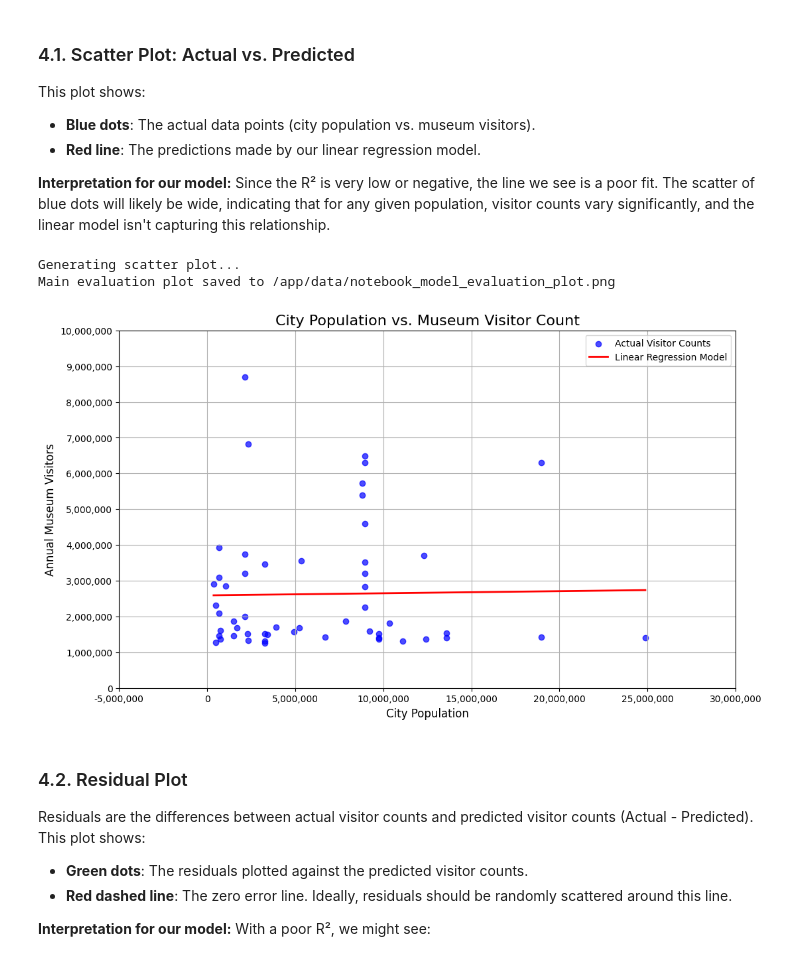
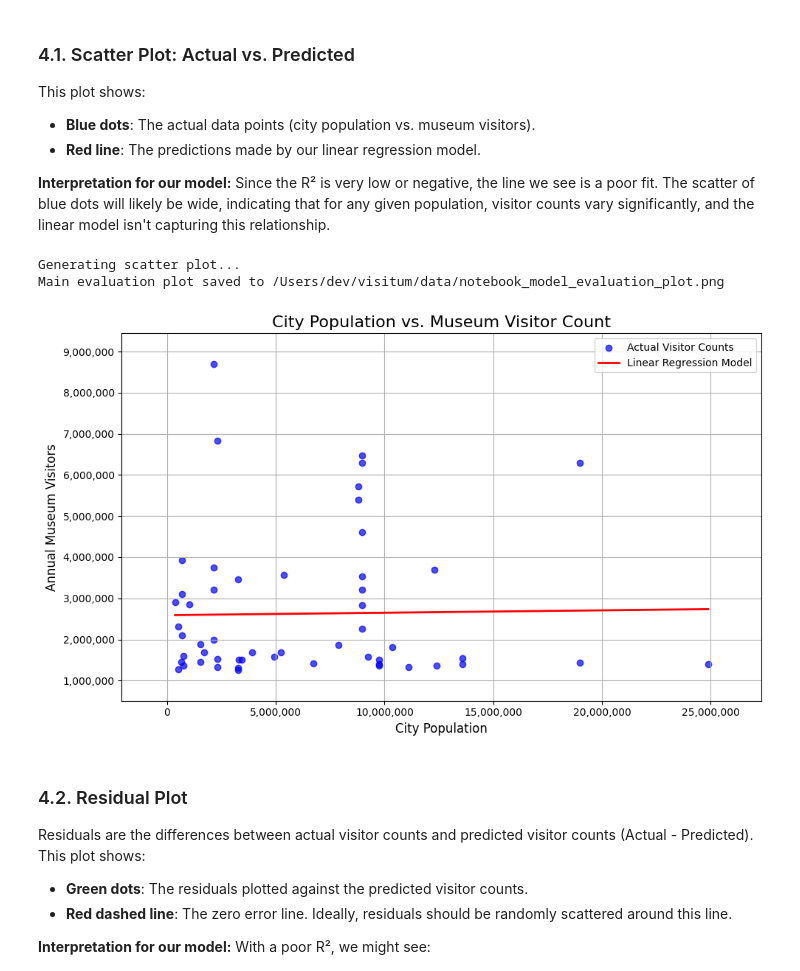
Before and after one commit to bo0st3r/visitum, a Jupyter notebook: notebooks/analysis.ipynb, the cells around one changed output. Cells and saved outputs as stored; diff of their text form; code cells hidden in the pictures.

Commit message:
fix: LR model plot margins

```diff
--- a/notebooks/analysis.ipynb
+++ b/notebooks/analysis.ipynb
@@ -176,45 +176,48 @@ Since the R² is very low or negative, the line we see is a poor fit. The scatte
 # %%
 if not features_df.empty and model is not None and 'r2' in locals(): # Check if evaluation ran
     print("Generating scatter plot...")
     try:
-        plt.figure(figsize=(12, 7))
-        plt.scatter(X_eval_orig, y_eval_orig, color='blue', label='Actual Visitor Counts', alpha=0.7)
+        plt.figure(figsize=(10, 6))
+        plt.scatter(X_eval_orig, y_eval_orig, color='blue', marker='o', label='Actual Visitor Counts', alpha=0.7)
 
         sort_axis = X_eval_orig['population'].values
         sorted_indices = np.argsort(sort_axis)
 
-        plt.plot(X_eval_orig['population'].iloc[sorted_indices], y_pred_orig_scale[sorted_indices], color='red', linewidth=2, label='Linear Regression Model')
+        plt.plot(X_eval_orig['population'].iloc[sorted_indices], y_pred_orig_scale[sorted_indices],
+                color='red', linewidth=2, label='Linear Regression Model')
+
+        # Set better axis limits based on the actual data range
+        x_margin = (X_eval_orig['population'].max() - X_eval_orig['population'].min()) * 0.1
+        y_margin = (y_eval_orig.max() - y_eval_orig.min()) * 0.1
+
+        plt.xlim(X_eval_orig['population'].min() - x_margin, X_eval_orig['population'].max() + x_margin)
+        plt.ylim(max(0, y_eval_orig.min() - y_margin), y_eval_orig.max() + y_margin)
 
         plt.title('City Population vs. Museum Visitor Count', fontsize=16)
         plt.xlabel('City Population', fontsize=12)
         plt.ylabel('Annual Museum Visitors', fontsize=12)
         plt.legend()
         plt.grid(True)
 
-        current_values_y = plt.gca().get_yticks()
-        plt.gca().set_yticks(current_values_y)
-        plt.gca().set_yticklabels([f'{y:,.0f}' for y in current_values_y])
-        current_values_x = plt.gca().get_xticks()
-        plt.gca().set_xticks(current_values_x)
-        plt.gca().set_xticklabels([f'{x:,.0f}' for x in current_values_x])
+        # Format axis labels with commas
+        plt.gca().get_xaxis().set_major_formatter(plt.matplotlib.ticker.StrMethodFormatter('{x:,.0f}'))
+        plt.gca().get_yaxis().set_major_formatter(plt.matplotlib.ticker.StrMethodFormatter('{x:,.0f}'))
 
-        # plt.xlim(X_eval_orig['population'].min() * 0.9, X_eval_orig['population'].max() * 1.1) # 5% padding
-        # plt.ylim(y_eval_orig.min() * 0.9, y_eval_orig.max() * 1.1) # 5% padding
-
+        plt.tight_layout()
         os.makedirs(DATA_DIR, exist_ok=True)
         visualization_path = os.path.join(DATA_DIR, "notebook_model_evaluation_plot.png")
         plt.savefig(visualization_path)
         print(f"Main evaluation plot saved to {visualization_path}")
         plt.show()
 
     except Exception as e:
         print(f"Error during main visualization: {e}", file=sys.stderr)
 else:
     print("Skipping scatter plot generation as prerequisites are not met.")
 # %% [output]
 Generating scatter plot...
-Main evaluation plot saved to /app/data/notebook_model_evaluation_plot.png
+Main evaluation plot saved to /Users/dev/visitum/data/notebook_model_evaluation_plot.png
-[figure, old version]
+[figure, new version]
 # %% [markdown]
 ### 4.2. Residual Plot
 
```
Also changed, not shown: parts of 2 cells of this notebook.
